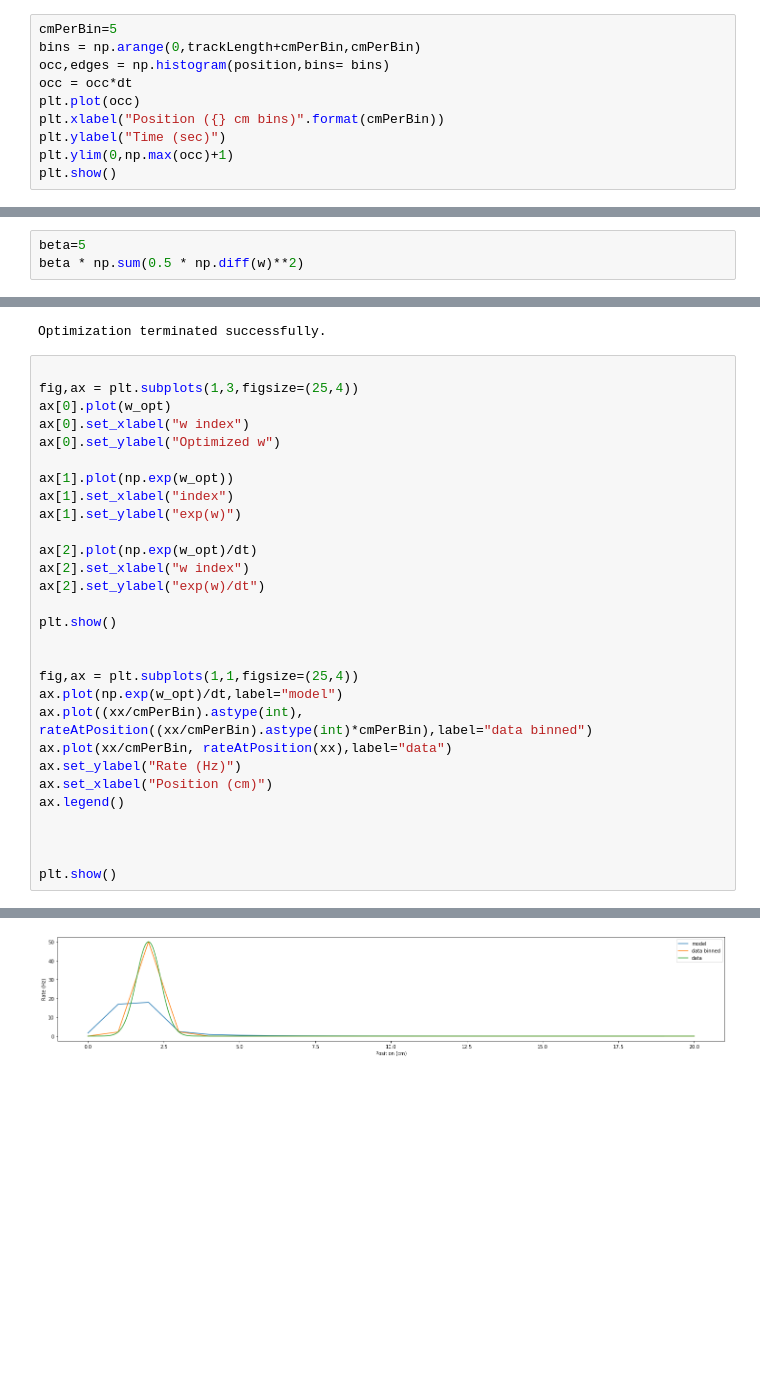
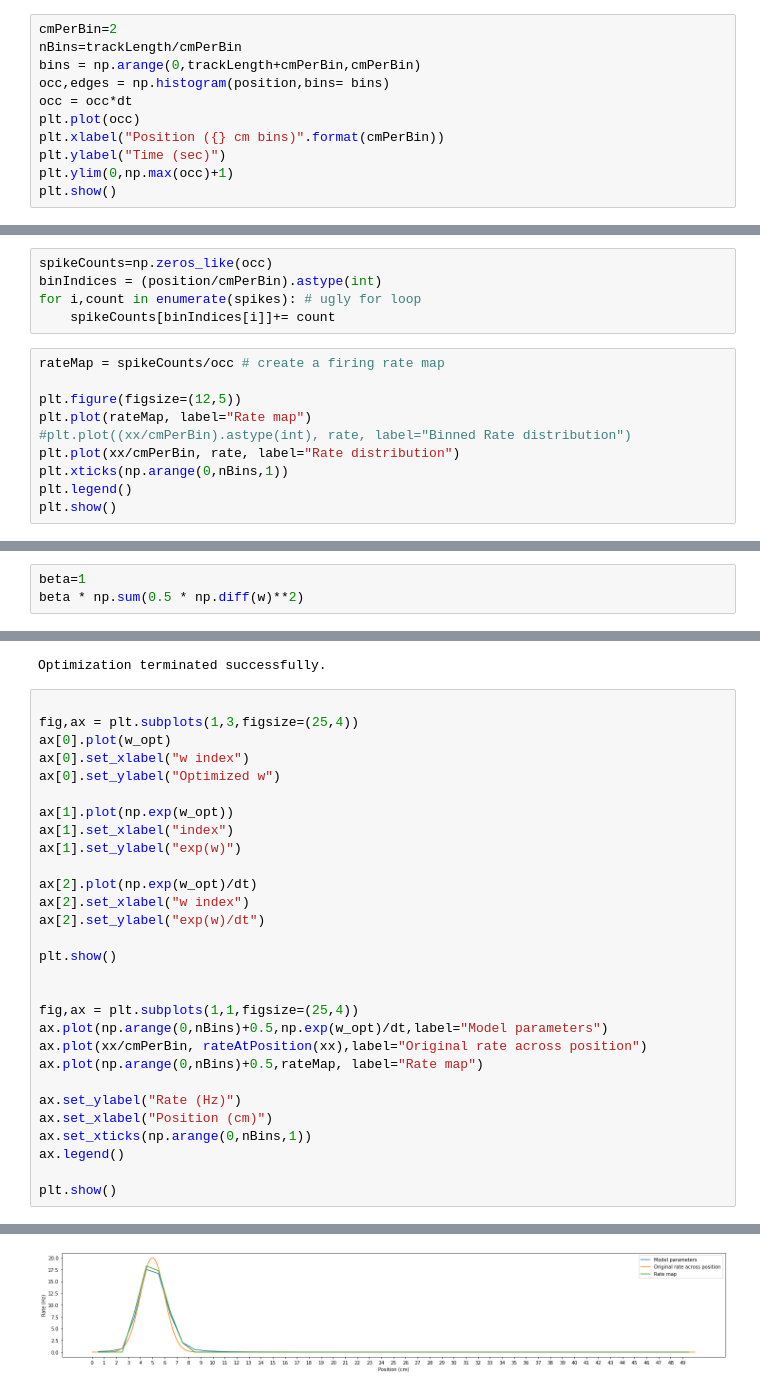
Before and after one commit to kevin-allen/spatialPoissonSpikeTrain, a Jupyter notebook: notebooks/tutorial.ipynb, the cells around one changed output, grey strips where cells are left out. Saved outputs shown, nothing was run; the diff lists cells and outputs as text; blank space fills up the shorter version.

```diff
--- a/notebooks/tutorial.ipynb
+++ b/notebooks/tutorial.ipynb
@@ -197,7 +214,8 @@ plt.plot(time,rateAtPosition(position))
 # %% [markdown]
 Occupancy map
 # %%
-cmPerBin=5
+cmPerBin=2
+nBins=trackLength/cmPerBin
 bins = np.arange(0,trackLength+cmPerBin,cmPerBin)
 occ,edges = np.histogram(position,bins= bins)
 occ = occ*dt
@@ -232,0 +231,15 @@ plt.plot(spikeCounts)
+# %%
+spikeCounts=np.zeros_like(occ)
+binIndices = (position/cmPerBin).astype(int)
+for i,count in enumerate(spikes): # ugly for loop
+    spikeCounts[binIndices[i]]+= count
+# %%
+rateMap = spikeCounts/occ # create a firing rate map
+
+plt.figure(figsize=(12,5))
+plt.plot(rateMap, label="Rate map")
+#plt.plot((xx/cmPerBin).astype(int), rate, label="Binned Rate distribution")
+plt.plot(xx/cmPerBin, rate, label="Rate distribution")
+plt.xticks(np.arange(0,nBins,1))
+plt.legend()
+plt.show()
@@ -328,6 +354,6 @@ $j$ is iterating over the parameters in the vector w.
 
 This formula will always give a positive number. The higher the number, the larger the differences are between adjacent values.
 # %%
-beta=5
+beta=1
 beta * np.sum(0.5 * np.diff(w)**2)
 # %% [output]
@@ -379,14 +405,14 @@ plt.show()
 
 
 fig,ax = plt.subplots(1,1,figsize=(25,4))
-ax.plot(np.exp(w_opt)/dt,label="model")
-ax.plot((xx/cmPerBin).astype(int), rateAtPosition((xx/cmPerBin).astype(int)*cmPerBin),label="data binned")
-ax.plot(xx/cmPerBin, rateAtPosition(xx),label="data")
+ax.plot(np.arange(0,nBins)+0.5,np.exp(w_opt)/dt,label="Model parameters")
+ax.plot(xx/cmPerBin, rateAtPosition(xx),label="Original rate across position")
+ax.plot(np.arange(0,nBins)+0.5,rateMap, label="Rate map")
+
 ax.set_ylabel("Rate (Hz)")
 ax.set_xlabel("Position (cm)")
+ax.set_xticks(np.arange(0,nBins,1))
 ax.legend()
 
-
-
 plt.show()
 # %% [output]
@@ -394,4 +420,4 @@ plt.show()
-[figure, old version]
+[figure, new version]
 # %% [markdown]
 So the model managed to get a tuning curve that is similar to the original one.
 
```
Also changed, not shown: parts of 30 cells of this notebook.
